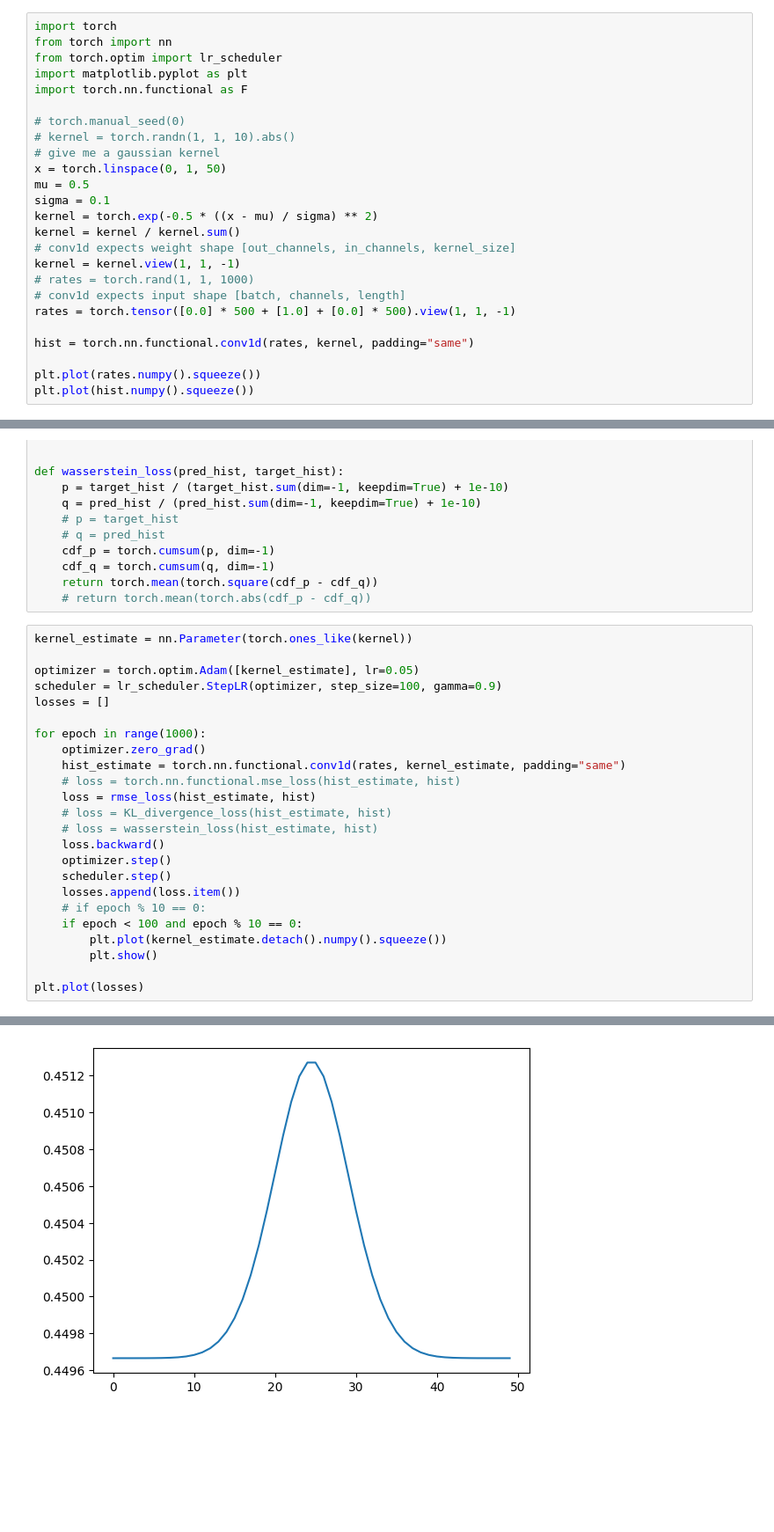
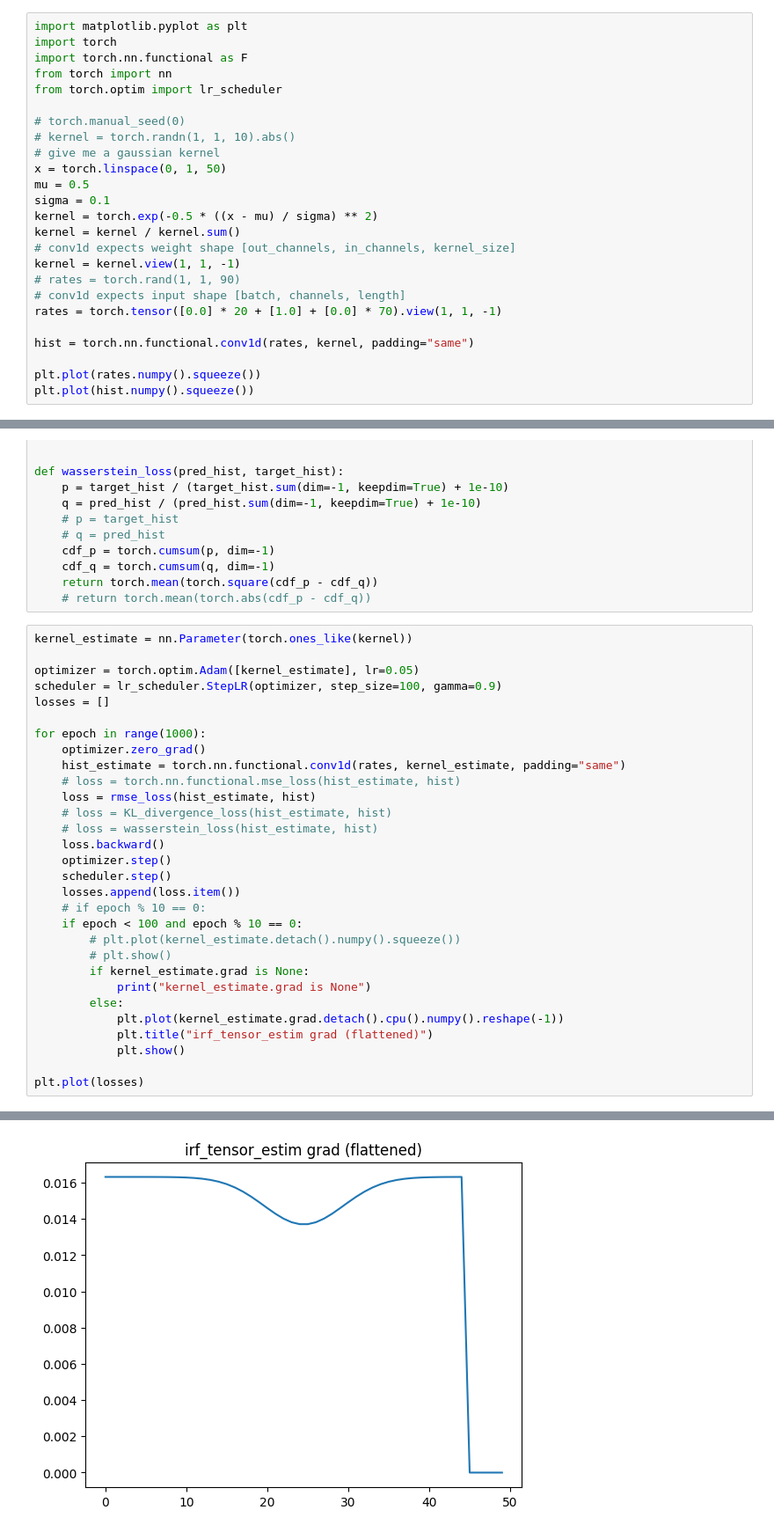
Before and after one commit to wision-lab/visionsim, a Jupyter notebook: visionsim/emulate/aspc/examples/backprop.ipynb, the cells around one changed output, grey strips where cells are left out. Shown at 88% size. Saved outputs shown, nothing was run; the diff lists cells and outputs as text; blank space fills up the shorter version.

```diff
--- a/visionsim/emulate/aspc/examples/backprop.ipynb
+++ b/visionsim/emulate/aspc/examples/backprop.ipynb
@@ -1,9 +1,9 @@
 # %%
+import matplotlib.pyplot as plt
 import torch
+import torch.nn.functional as F
 from torch import nn
 from torch.optim import lr_scheduler
-import matplotlib.pyplot as plt
-import torch.nn.functional as F
 
 # torch.manual_seed(0)
 # kernel = torch.randn(1, 1, 10).abs()
@@ -15,9 +15,9 @@ kernel = torch.exp(-0.5 * ((x - mu) / sigma) ** 2)
 kernel = kernel / kernel.sum()
 # conv1d expects weight shape [out_channels, in_channels, kernel_size]
 kernel = kernel.view(1, 1, -1)
-# rates = torch.rand(1, 1, 1000)
+# rates = torch.rand(1, 1, 90)
 # conv1d expects input shape [batch, channels, length]
-rates = torch.tensor([0.0] * 500 + [1.0] + [0.0] * 500).view(1, 1, -1)
+rates = torch.tensor([0.0] * 20 + [1.0] + [0.0] * 70).view(1, 1, -1)
 
 hist = torch.nn.functional.conv1d(rates, kernel, padding="same")
 
@@ -75,8 +75,14 @@ for epoch in range(1000):
     losses.append(loss.item())
     # if epoch % 10 == 0:
     if epoch < 100 and epoch % 10 == 0:
-        plt.plot(kernel_estimate.detach().numpy().squeeze())
-        plt.show()
+        # plt.plot(kernel_estimate.detach().numpy().squeeze())
+        # plt.show()
+        if kernel_estimate.grad is None:
+            print("kernel_estimate.grad is None")
+        else:
+            plt.plot(kernel_estimate.grad.detach().cpu().numpy().reshape(-1))
+            plt.title("irf_tensor_estim grad (flattened)")
+            plt.show()
 
 plt.plot(losses)
 # %% [output]
@@ -84 +90 @@ plt.plot(losses)
-[figure, old version]
+[figure, new version]
```
Also changed, not shown: parts of 3 cells of this notebook, 7 other files.
